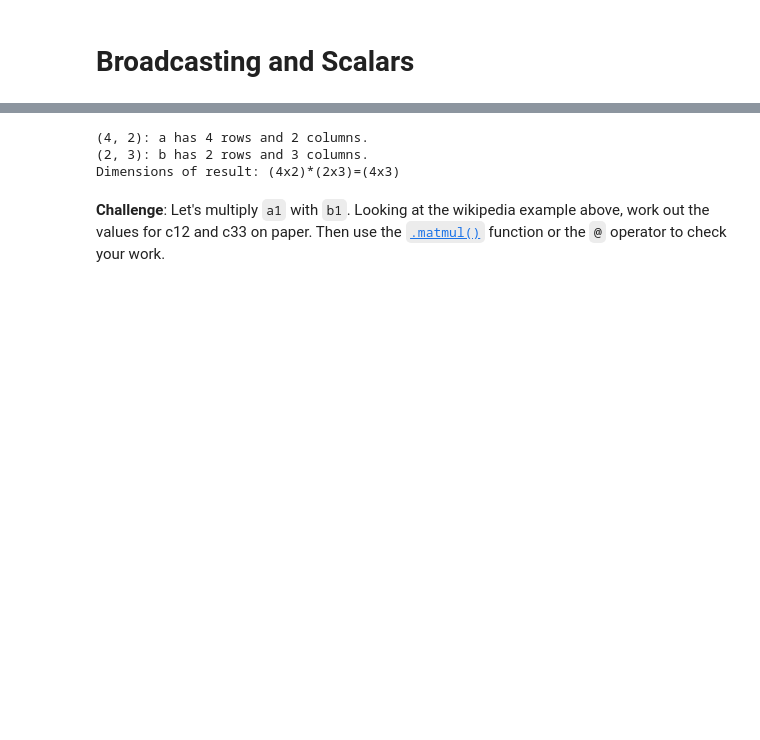
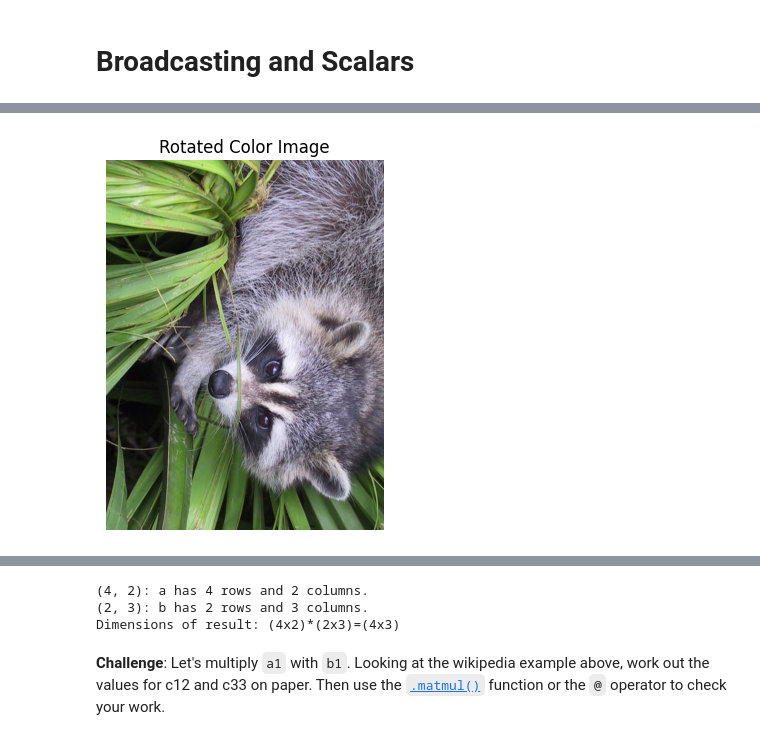
Before and after one commit to IrishEgie/data_science_py, a Jupyter notebook: data_science_6/Computation_with_NumPy_and_N_Dimensional_Arrays_(start).ipynb, the cells around one changed output, grey strips where cells are left out. Drawn from its saved outputs; the diff is of its cells as text; code cells hidden in the pictures; blank space fills up the shorter version.

```diff
--- a/data_science_6/Computation_with_NumPy_and_N_Dimensional_Arrays_(start).ipynb
+++ b/data_science_6/Computation_with_NumPy_and_N_Dimensional_Arrays_(start).ipynb
@@ -245,0 +350,11 @@ list2 = [2, 1, 3, 3]
+# %%
+# Rotate the color image 90 degrees clockwise
+rotated_color_img = np.rot90(img, k=-1)  # k=-1 for 90 degrees clockwise
+
+# Display the rotated color image
+plt.imshow(rotated_color_img)
+plt.axis('off')
+plt.title("Rotated Color Image")
+plt.show()
+# %% [output]
+[figure, added]
```
Also changed, not shown: parts of 9 cells of this notebook.
